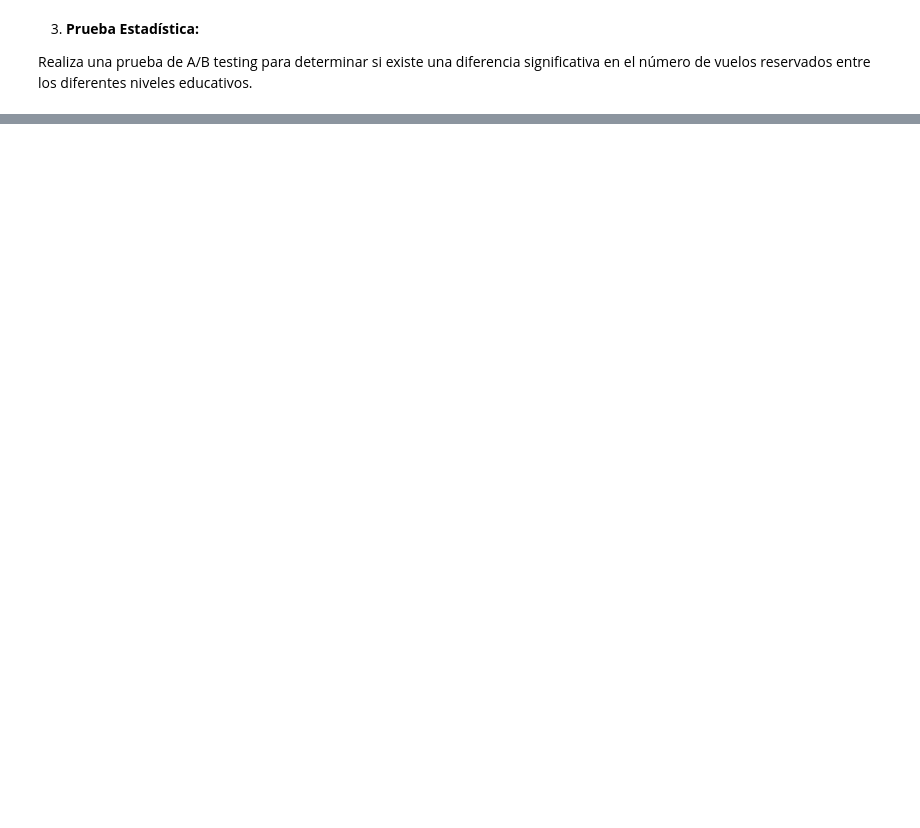
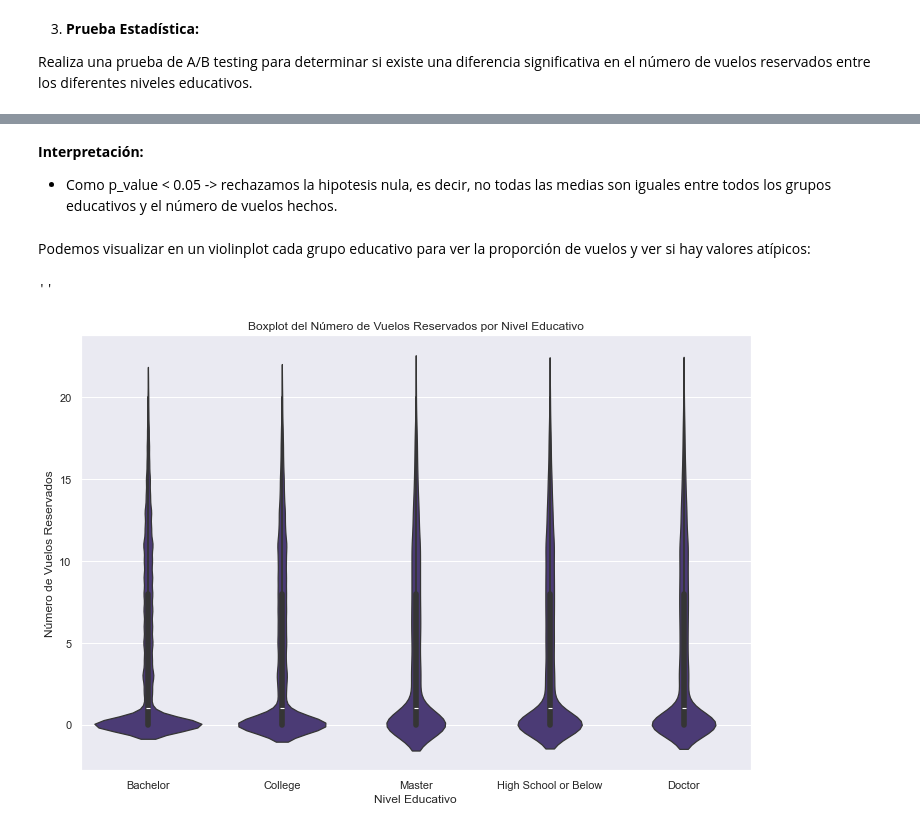
Before and after one commit to Adalab/promo-F-DA-modulo3-evaluacion-final-ClaraAvecilla, a Jupyter notebook: evaluacion_final_m3.ipynb, the cells around one changed output, grey strips where cells are left out. Drawn from its saved outputs; the diff is of its cells as text; code cells hidden in the pictures; blank space fills up the shorter version.

```diff
--- a/evaluacion_final_m3.ipynb
+++ b/evaluacion_final_m3.ipynb
@@ -783,9 +727,0 @@ resumen_por_mes
-# %%
-plt.figure(figsize=(15,7))
-sns.lineplot(resumen_por_mes, x="month", y="total_flights")
-sns.set_palette("mako")
-
-plt.xlabel('Mes')
-plt.ylabel('Total de Vuelos')
-plt.title('Total de Vuelos por Mes', fontsize = 20)
-sns.despine();
@@ -823,11 +727,0 @@ Name: distance, Length: 405624, dtype: int64
-# %%
-# Configuración del entorno de seaborn
-sns.set(rc={'figure.figsize': (10, 8)})
-sns.set_palette("viridis")
-
-# Graficar scatter plot
-sns.scatterplot(data=df_datos, x="distance", y="points_accumulated")
-plt.title('Relación entre Distancia de Vuelos y Puntos Acumulados')
-plt.xlabel('Distancia de Vuelos')
-plt.ylabel('Puntos Acumulados')
-plt.show()
@@ -845,0 +742,4 @@ Filtra el conjunto de datos para incluir únicamente las columnas relevantes: 'F
+# %%
+columnas_analisis = ['flights_booked', 'education']
+df_filtrado = df_datos[columnas_analisis]
+df_filtrado
@@ -853,0 +826,19 @@ Realiza una prueba de A/B testing para determinar si existe una diferencia signi
+# %% [markdown]
+**Interpretación:**
+
+- Como p_value < 0.05 -> rechazamos la hipotesis nula, es decir, no todas las medias son iguales entre todos los grupos educativos y el número de vuelos hechos.
+# %% [markdown]
+Podemos visualizar en un violinplot cada grupo educativo para ver la proporción de vuelos y ver si hay valores atípicos:
+# %%
+# Crear un boxplot para cada grupo educativo
+plt.figure(figsize=(12, 8))
+sns.violinplot(x='education', y='flights_booked', data=df_filtrado)
+
+# Añadir etiquetas y título
+plt.xlabel('Nivel Educativo')
+plt.ylabel('Número de Vuelos Reservados')
+plt.title('Boxplot del Número de Vuelos Reservados por Nivel Educativo')
+;
+# %% [output]
+''
+[figure, added]
```
Also changed, not shown: parts of 47 cells of this notebook, 5 other files.
